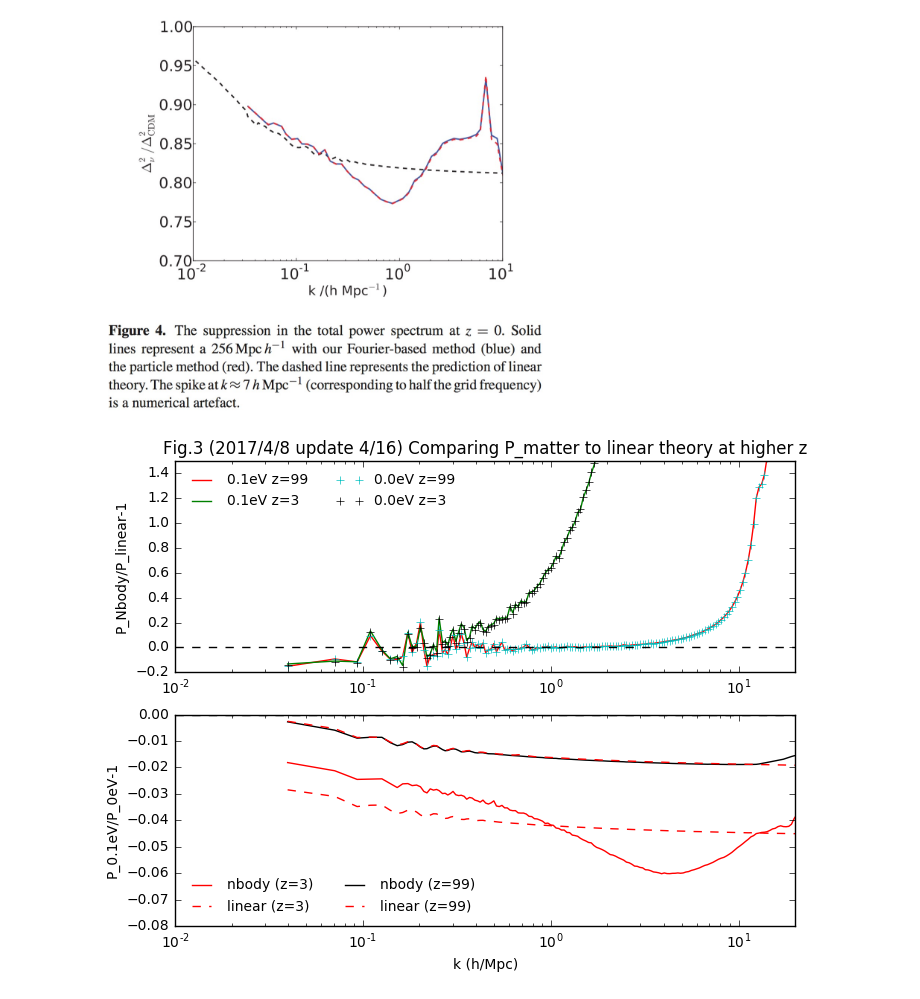
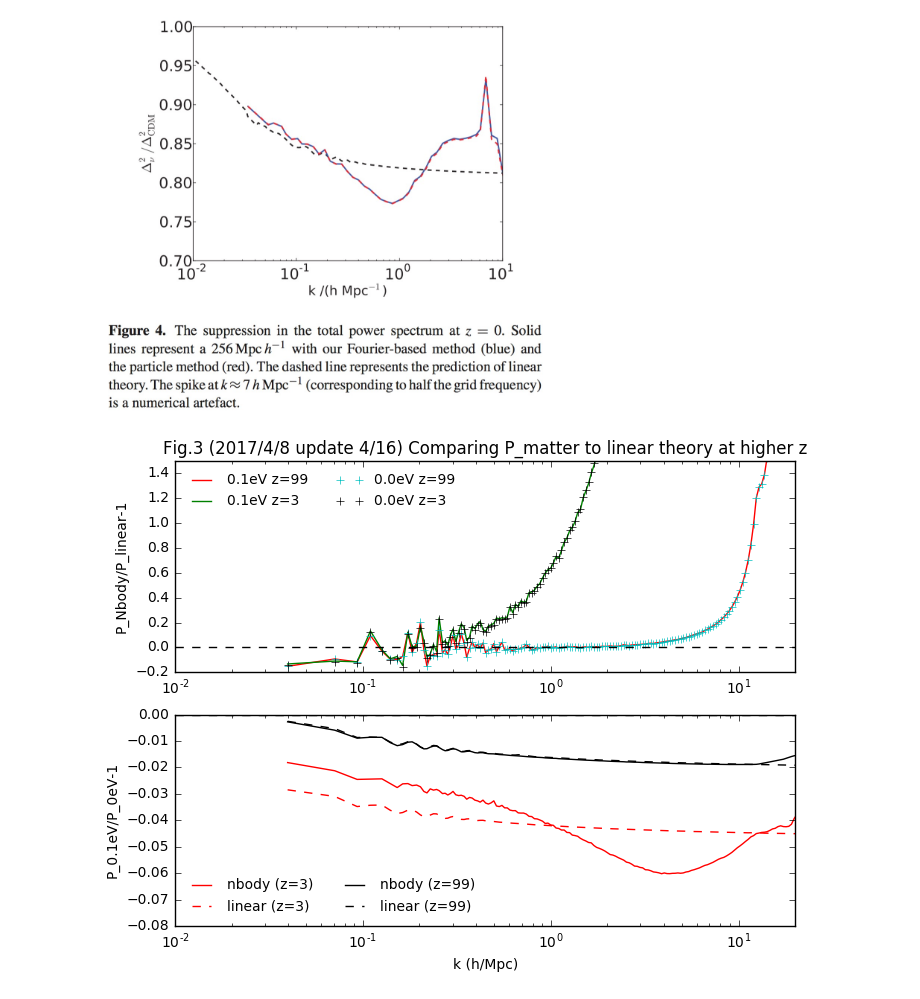
Before and after one commit to liuxx479/neutrino-batch, a Jupyter notebook: plot-matterps.ipynb, the cells around one changed output. Cells and saved outputs as stored; diff of their text form; code cells hidden in the pictures.

```diff
--- a/plot-matterps.ipynb
+++ b/plot-matterps.ipynb
@@ -207,31 +207,31 @@ Pcamb0_z99_bin = interp1d(kcamb0_z99, Pcamb0_z99, fill_value="extrapolate")(knb_
 # %%
 f=figure(figsize=(8,6))
 ax=f.add_subplot(211)
 ax2=f.add_subplot(212)
 
 ax.plot(knb_bin, Pnb1_z99_bin/Pnn_z99-1,'r-',label='0.1eV z=99')
 ax.plot(knb_bin, Pnb1_z03_bin/Pnn_z03-1,'g-',label='0.1eV z=3')
 
 ax.plot(knb_bin, Pnb0_z99_bin/Pcamb0_z99_bin-1,'c+',label='0.0eV z=99')
 ax.plot(knb_bin, Pnb0_z03_bin/Pcamb0_z03_bin-1,'k+',label='0.0eV z=3')
 
 ax2.plot(knb_bin, Pnb1_z03_bin/Pnb0_z03_bin-1,'r-',label='nbody (z=3)')
 ax2.plot(knb_bin, Pnn_z03/Pcamb0_z03_bin-1,'r--',label='linear (z=3)')
 
 ax2.plot(knb_bin, Pnb1_z99_bin/Pnb0_z99_bin-1,'k-',label='nbody (z=99)')
-ax2.plot(knb_bin, Pnn_z99/Pcamb0_z99_bin-1,'r--',label='linear (z=99)')
+ax2.plot(knb_bin, Pnn_z99/Pcamb0_z99_bin-1,'k--',label='linear (z=99)')
 
 ax.set_ylim(-0.2,1.5)
 ax.set_ylabel('P_Nbody/P_linear-1')
 ax2.set_ylim(-0.08,0)
 ax2.set_ylabel('P_0.1eV/P_0eV-1')
 ax2.set_xlabel('k (h/Mpc)')
 for iax in [ax,ax2]:
     iax.legend(fontsize=10,frameon=0,loc=0, ncol=2)
     iax.plot([1e-2, 20],[0,0],'k--')
     iax.set_xscale('log')
     iax.set_xlim(1e-2,20)
 ax.set_title("Fig.3 (2017/4/8 update 4/16) Comparing P_matter to linear theory at higher z")
 show()
 # %% [output]
-[figure, old version]
+[figure, new version]
```
